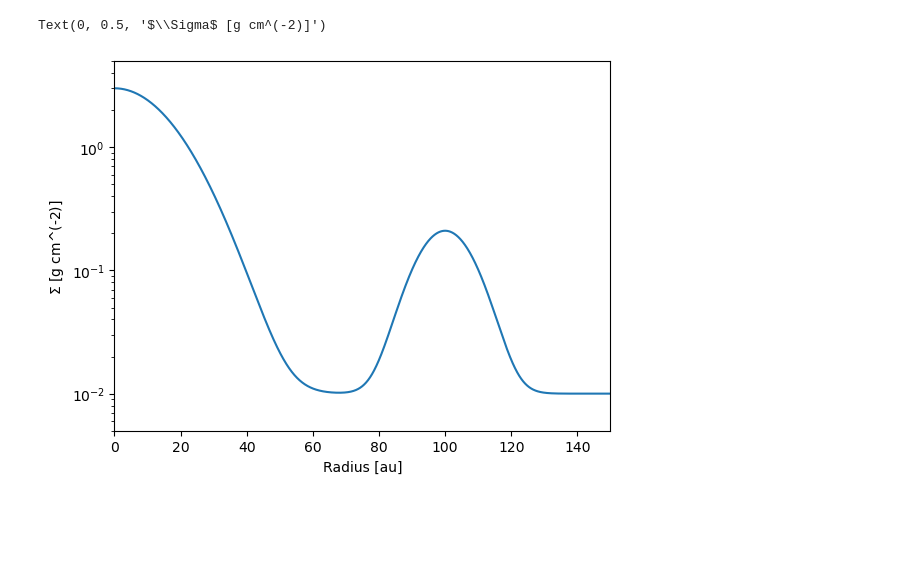
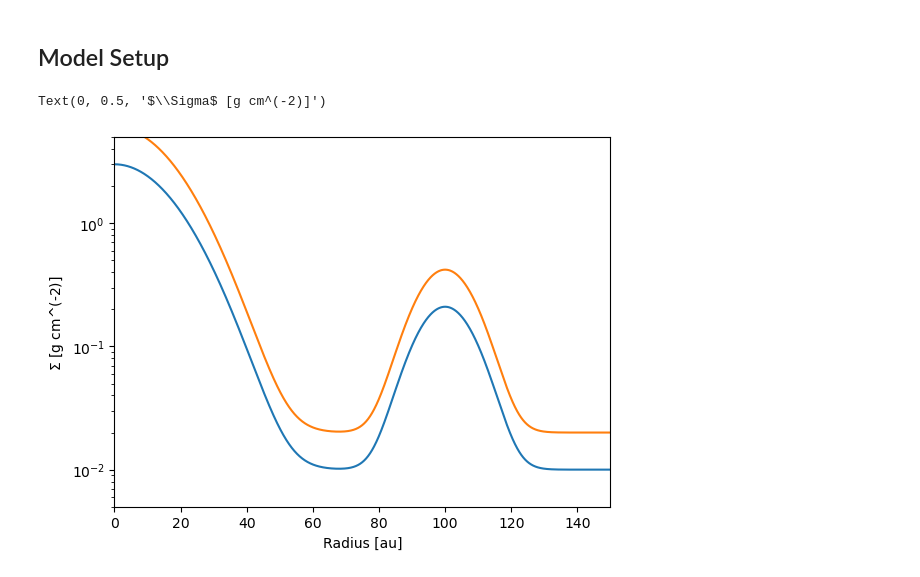
Before and after one commit to QuickPainter/DiskDust, a Jupyter notebook: codes/model.ipynb, the cells around one changed output. Drawn from its saved outputs; the diff is of its cells as text; code cells hidden in the pictures; blank space fills up the shorter version.

```diff
--- a/codes/model.ipynb
+++ b/codes/model.ipynb
@@ -8,6 +23,6 @@ import matplotlib.pyplot as plt
+# %% [markdown]
+## Model Setup
 # %%
-import numpy as np
-# from scipy.integrate import trapz
 
 # Constants
 pi = np.pi
@@ -45,34 +60,19 @@ def integrand(r, T0, v, kappa_0, v_0, beta, Sigma_function):
     return Bv_scaled_to_au * (1 - np.exp(-tau)) * 2 * pi * r
 
 # Define Sigma(r) as a simple function of r (e.g., power law or exponential decay)
-def Sigma_function(r, A1=3, sigma1=15, A2=.2, r_bump=100, sigma2=8):
+def Sigma_function(r, Sigma0, A1=3, sigma1=15, A2=.2, r_bump=100, sigma2=8):
     gaussian1 = A1 * np.exp(-r**2 / (2 * sigma1**2))
     gaussian2 = A2 * np.exp(-(r - r_bump)**2 / (2 * sigma2**2))
     baseline = 10**(-2)
 
-    return gaussian1 + gaussian2 + baseline
+    full = gaussian1 + gaussian2 + baseline
+
+    return full * Sigma0
 
 # Main function to compute S_v
-def S_v(i, d, R, T0, v, kappa_0, v_0, beta, Sigma_function, num_points=1000):
-    """
-    Compute S_v using the given parameters.
+def S_v(i, d, R, T0, v, kappa_0, v_0, beta, Sigma0, Sigma_function, num_points=1000):
 
-    Parameters:
-    - i: inclination angle (radians)
-    - d: distance (units consistent with R)
-    - R: radius of integration limit
-    - T: temperature (Kelvin)
-    - v: frequency (Hz)
-    - kappa_0: opacity coefficient at v_0
-    - v_0: reference frequency (Hz)
-    - beta: frequency exponent for opacity
-    - Sigma_function: function defining Sigma(r) (surface density)
-    - num_points: number of integration points
-
-    Returns:
-    - S_v: spectral intensity
-    """
-    sigma_func = lambda r: Sigma_function(r)
+    sigma_func = lambda r: Sigma_function(r, Sigma0)
     integrand_func = lambda r: integrand(r, T0, v, kappa_0, v_0, beta, sigma_func)
 
     # Use quad for integration over r from 0 to R
@@ -81,14 +81,19 @@ def S_v(i, d, R, T0, v, kappa_0, v_0, beta, Sigma_function, num_points=1000):
     cos_i = np.cos(i)
     return (cos_i / d**2) * integral
 # %%
+## check sigma function
+
 r = np.arange(0,150,.1)
-plt.plot(r, Sigma_function(r))
+plt.plot(r, Sigma_function(r,1))
+plt.plot(r, Sigma_function(r,2))
+
+
 plt.yscale('log')
 plt.ylim(5*10**(-3),5)
 plt.xlim(0,150)
 plt.xlabel('Radius [au]')
 plt.ylabel(r'$\Sigma$ [g cm^(-2)]')
 # %% [output]
 Text(0, 0.5, '$\\Sigma$ [g cm^(-2)]')
-[figure, old version]
+[figure, new version]
 # %%
```
Also changed, not shown: parts of 14 cells of this notebook, 9 other files.
